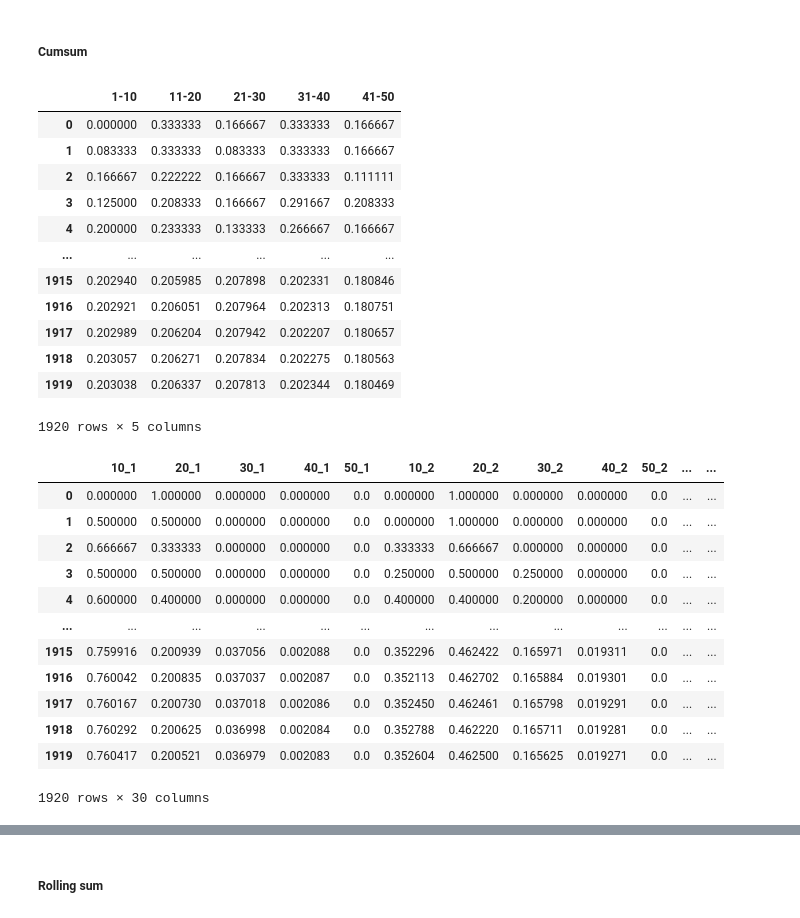
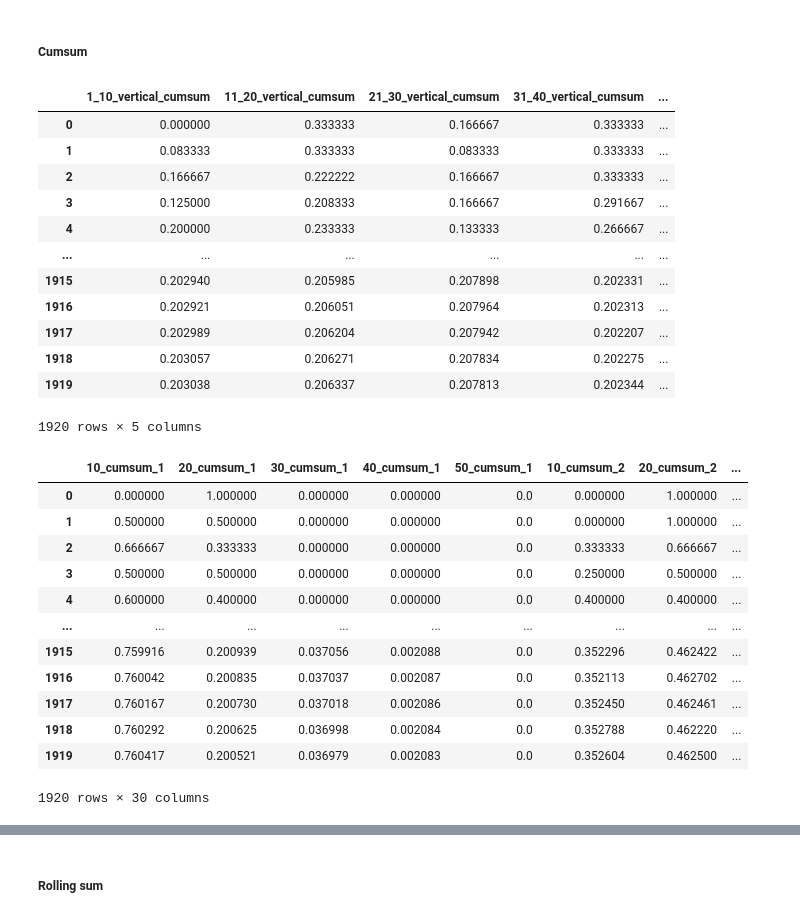
Before and after one commit to TedLLH/HongKongPowerBall_MarkSix, a Jupyter notebook: marksix.ipynb, the cells around one changed output, grey strips where cells are left out. Cells and saved outputs as stored; diff of their text form; code cells hidden in the pictures.

```diff
--- a/marksix.ipynb
+++ b/marksix.ipynb
@@ -664,6 +665,10 @@ def calculate_horizon_cumsum(df, start_col, num_cols):
     total = df_cumsum.sum(axis=1)
     df_cumsum = df_cumsum.div(total, axis=0)
 
+    # Rename columns to include _cumsum
+    pos_num = (start_col - 29) // 10 + 1
+    df_cumsum.columns = [f'{col}_cumsum' for col in df_cumsum.columns]
+
     return df_cumsum
 
 # Calculate cumsum for each position and store in a list
@@ -676,6 +681,5 @@ for pos in range(1, 7):
 
 # Concatenate all position DataFrames
 df_horizon_all_cumsum = pd.concat(position_dfs, axis=1)
-df_horizon_all_cumsum = pd.concat([df_horizon_cumsum, df_horizon_all_cumsum], axis=1)
 df_horizon_all_cumsum
 # %% [output]
@@ -740,9 +745,11 @@ def calculate_horizon_rolling(df, start_col, num_cols, window=100):
 
 # Calculate rolling sums for each position
 position_dfs = []
-for pos in range(1, 8):
-    start_col = 19 + (pos-1)*10
+for pos in range(1, 7):
+    start_col = 19 + (pos-1)*10  # Adjusted to start from column 19
     df_result = calculate_horizon_rolling(df_row_dis, start_col, 10)
+    # Rename columns to include _rolling and position number
+    df_result.columns = [f'{i+1}_row_pos{pos}_rolling' for i in range(10)]
     position_dfs.append(df_result)
     exec(f'df_horizon_{pos}_rolling = df_result')
 
@@ -920,61 +945,63 @@ df_5_cumsum=df_1sthalf.iloc[:,14:19].cumsum()
 df_5_cumsum['total']=df_5_cumsum.sum(axis=1)
 df_5_cumsum=df_5_cumsum.div(df_5_cumsum['total'],axis=0)
 df_5_cumsum.drop('total',axis=1,inplace=True)
+df_5_cumsum.columns = ['1_10_vertical_cumsum','11_20_vertical_cumsum','21_30_vertical_cumsum','31_40_vertical_cumsum','41_50_vertical_cumsum']
 df_5_cumsum
 # %% [output]
-|  | 1-10 | 11-20 | 21-30 | 31-40 | 41-50 |
-| 0 | 0.000000 | 0.333333 | 0.166667 | 0.333333 | 0.166667 |
-| 1 | 0.083333 | 0.333333 | 0.083333 | 0.333333 | 0.166667 |
-| 2 | 0.166667 | 0.222222 | 0.166667 | 0.333333 | 0.111111 |
-| 3 | 0.125000 | 0.208333 | 0.166667 | 0.291667 | 0.208333 |
-| 4 | 0.200000 | 0.233333 | 0.133333 | 0.266667 | 0.166667 |
+|  | 1_10_vertical_cumsum | 11_20_vertical_cumsum | 21_30_vertical_cumsum | 31_40_vertical_cumsum | ... |
+| 0 | 0.000000 | 0.333333 | 0.166667 | 0.333333 | ... |
+| 1 | 0.083333 | 0.333333 | 0.083333 | 0.333333 | ... |
+| 2 | 0.166667 | 0.222222 | 0.166667 | 0.333333 | ... |
+| 3 | 0.125000 | 0.208333 | 0.166667 | 0.291667 | ... |
+| 4 | 0.200000 | 0.233333 | 0.133333 | 0.266667 | ... |
 | ... | ... | ... | ... | ... | ... |
-| 1915 | 0.202940 | 0.205985 | 0.207898 | 0.202331 | 0.180846 |
-| 1916 | 0.202921 | 0.206051 | 0.207964 | 0.202313 | 0.180751 |
-| 1917 | 0.202989 | 0.206204 | 0.207942 | 0.202207 | 0.180657 |
-| 1918 | 0.203057 | 0.206271 | 0.207834 | 0.202275 | 0.180563 |
-| 1919 | 0.203038 | 0.206337 | 0.207813 | 0.202344 | 0.180469 |
+| 1915 | 0.202940 | 0.205985 | 0.207898 | 0.202331 | ... |
+| 1916 | 0.202921 | 0.206051 | 0.207964 | 0.202313 | ... |
+| 1917 | 0.202989 | 0.206204 | 0.207942 | 0.202207 | ... |
+| 1918 | 0.203057 | 0.206271 | 0.207834 | 0.202275 | ... |
+| 1919 | 0.203038 | 0.206337 | 0.207813 | 0.202344 | ... |
 1920 rows × 5 columns
 # %%
 df_5_1stto6th_cumsum = df_5_1stto6th.iloc[:,6:]
 
 def calculate_vertical_cumsum(df, start_col, num_cols):
     """Calculate cumulative sums and proportions for a specific position"""
     # Select columns for this position
     df_vertical = df.iloc[:, start_col:start_col+num_cols]
 
     # Calculate cumulative sums
     df_cumsum = df_vertical.cumsum()
 
     # Calculate proportions
     total = df_cumsum.sum(axis=1)
     df_cumsum = df_cumsum.div(total, axis=0)
 
     return df_cumsum
 
 # Calculate cumsum for each position and store in a list
 position_dfs = []
 for pos in range(1, 7):  # 6 positions
     start_col = (pos-1)*5  # 5 columns per position
-    df_result = calculate_vertical_cumsum(df_5_1stto6th_cumsum, start_col, 5)  # 5 columns
+    df_result = calculate_vertical_cumsum(df_5_1stto6th_cumsum, start_col, 5)
+    # Rename columns to include position number
+    df_result.columns = [f'{i*10}_cumsum_{pos}' for i in range(1, 6)]
     position_dfs.append(df_result)
     exec(f'df_vertical_{pos}_cumsum = df_result')
 
 # Concatenate all position DataFrames
 df_vertical_all_cumsum = pd.concat(position_dfs, axis=1)
-
 df_vertical_all_cumsum
 # %% [output]
-|  | 10_1 | 20_1 | 30_1 | 40_1 | 50_1 | 10_2 | 20_2 | 30_2 | 40_2 | 50_2 | ... | ... |
-| 0 | 0.000000 | 1.000000 | 0.000000 | 0.000000 | 0.0 | 0.000000 | 1.000000 | 0.000000 | 0.000000 | 0.0 | ... | ... |
-| 1 | 0.500000 | 0.500000 | 0.000000 | 0.000000 | 0.0 | 0.000000 | 1.000000 | 0.000000 | 0.000000 | 0.0 | ... | ... |
-| 2 | 0.666667 | 0.333333 | 0.000000 | 0.000000 | 0.0 | 0.333333 | 0.666667 | 0.000000 | 0.000000 | 0.0 | ... | ... |
-| 3 | 0.500000 | 0.500000 | 0.000000 | 0.000000 | 0.0 | 0.250000 | 0.500000 | 0.250000 | 0.000000 | 0.0 | ... | ... |
-| 4 | 0.600000 | 0.400000 | 0.000000 | 0.000000 | 0.0 | 0.400000 | 0.400000 | 0.200000 | 0.000000 | 0.0 | ... | ... |
-| ... | ... | ... | ... | ... | ... | ... | ... | ... | ... | ... | ... | ... |
-| 1915 | 0.759916 | 0.200939 | 0.037056 | 0.002088 | 0.0 | 0.352296 | 0.462422 | 0.165971 | 0.019311 | 0.0 | ... | ... |
-| 1916 | 0.760042 | 0.200835 | 0.037037 | 0.002087 | 0.0 | 0.352113 | 0.462702 | 0.165884 | 0.019301 | 0.0 | ... | ... |
-| 1917 | 0.760167 | 0.200730 | 0.037018 | 0.002086 | 0.0 | 0.352450 | 0.462461 | 0.165798 | 0.019291 | 0.0 | ... | ... |
-| 1918 | 0.760292 | 0.200625 | 0.036998 | 0.002084 | 0.0 | 0.352788 | 0.462220 | 0.165711 | 0.019281 | 0.0 | ... | ... |
-| 1919 | 0.760417 | 0.200521 | 0.036979 | 0.002083 | 0.0 | 0.352604 | 0.462500 | 0.165625 | 0.019271 | 0.0 | ... | ... |
+|  | 10_cumsum_1 | 20_cumsum_1 | 30_cumsum_1 | 40_cumsum_1 | 50_cumsum_1 | 10_cumsum_2 | 20_cumsum_2 | ... |
+| 0 | 0.000000 | 1.000000 | 0.000000 | 0.000000 | 0.0 | 0.000000 | 1.000000 | ... |
+| 1 | 0.500000 | 0.500000 | 0.000000 | 0.000000 | 0.0 | 0.000000 | 1.000000 | ... |
+| 2 | 0.666667 | 0.333333 | 0.000000 | 0.000000 | 0.0 | 0.333333 | 0.666667 | ... |
+| 3 | 0.500000 | 0.500000 | 0.000000 | 0.000000 | 0.0 | 0.250000 | 0.500000 | ... |
+| 4 | 0.600000 | 0.400000 | 0.000000 | 0.000000 | 0.0 | 0.400000 | 0.400000 | ... |
+| ... | ... | ... | ... | ... | ... | ... | ... | ... |
+| 1915 | 0.759916 | 0.200939 | 0.037056 | 0.002088 | 0.0 | 0.352296 | 0.462422 | ... |
+| 1916 | 0.760042 | 0.200835 | 0.037037 | 0.002087 | 0.0 | 0.352113 | 0.462702 | ... |
+| 1917 | 0.760167 | 0.200730 | 0.037018 | 0.002086 | 0.0 | 0.352450 | 0.462461 | ... |
+| 1918 | 0.760292 | 0.200625 | 0.036998 | 0.002084 | 0.0 | 0.352788 | 0.462220 | ... |
+| 1919 | 0.760417 | 0.200521 | 0.036979 | 0.002083 | 0.0 | 0.352604 | 0.462500 | ... |
 1920 rows × 30 columns
```
Also changed, not shown: parts of 48 cells of this notebook.
